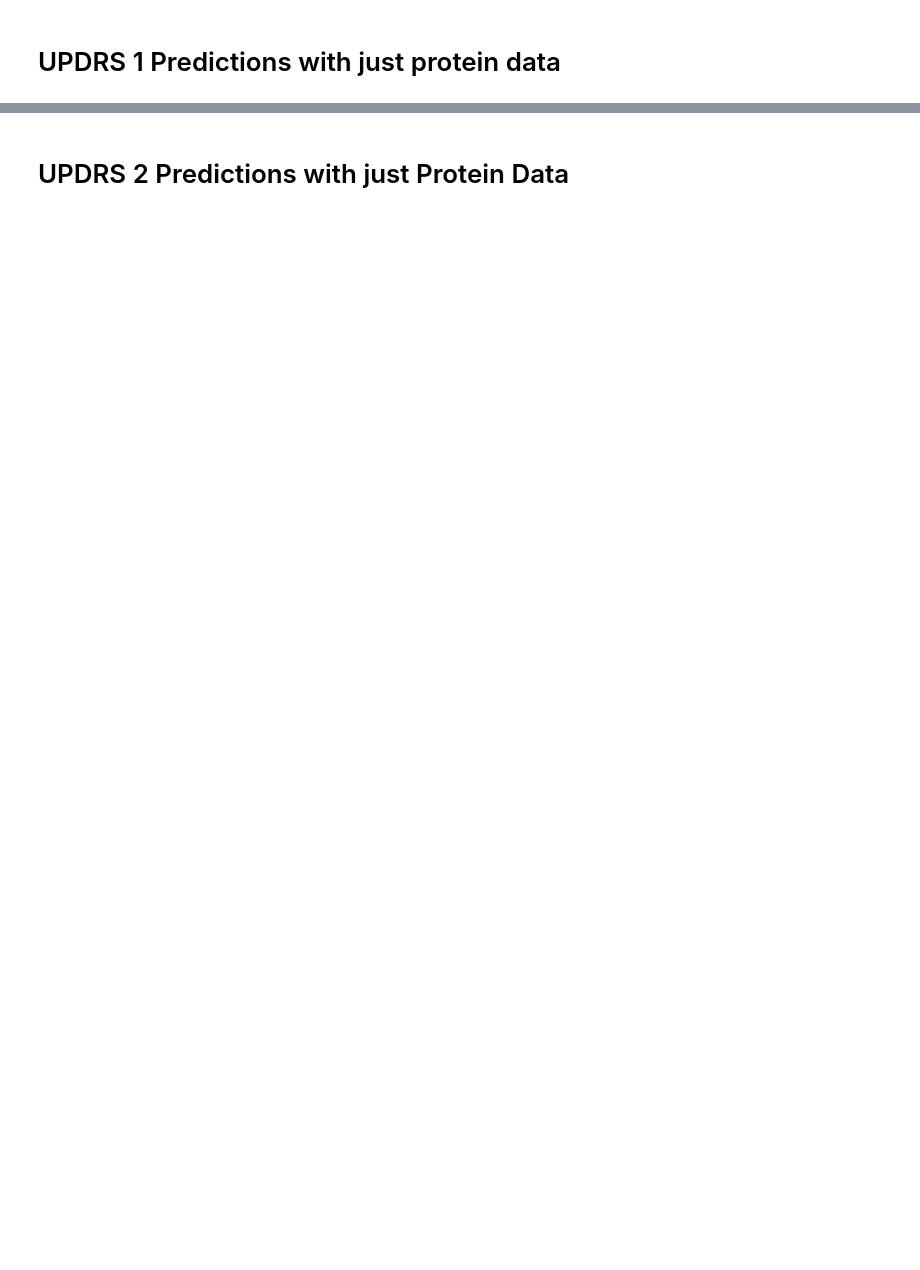
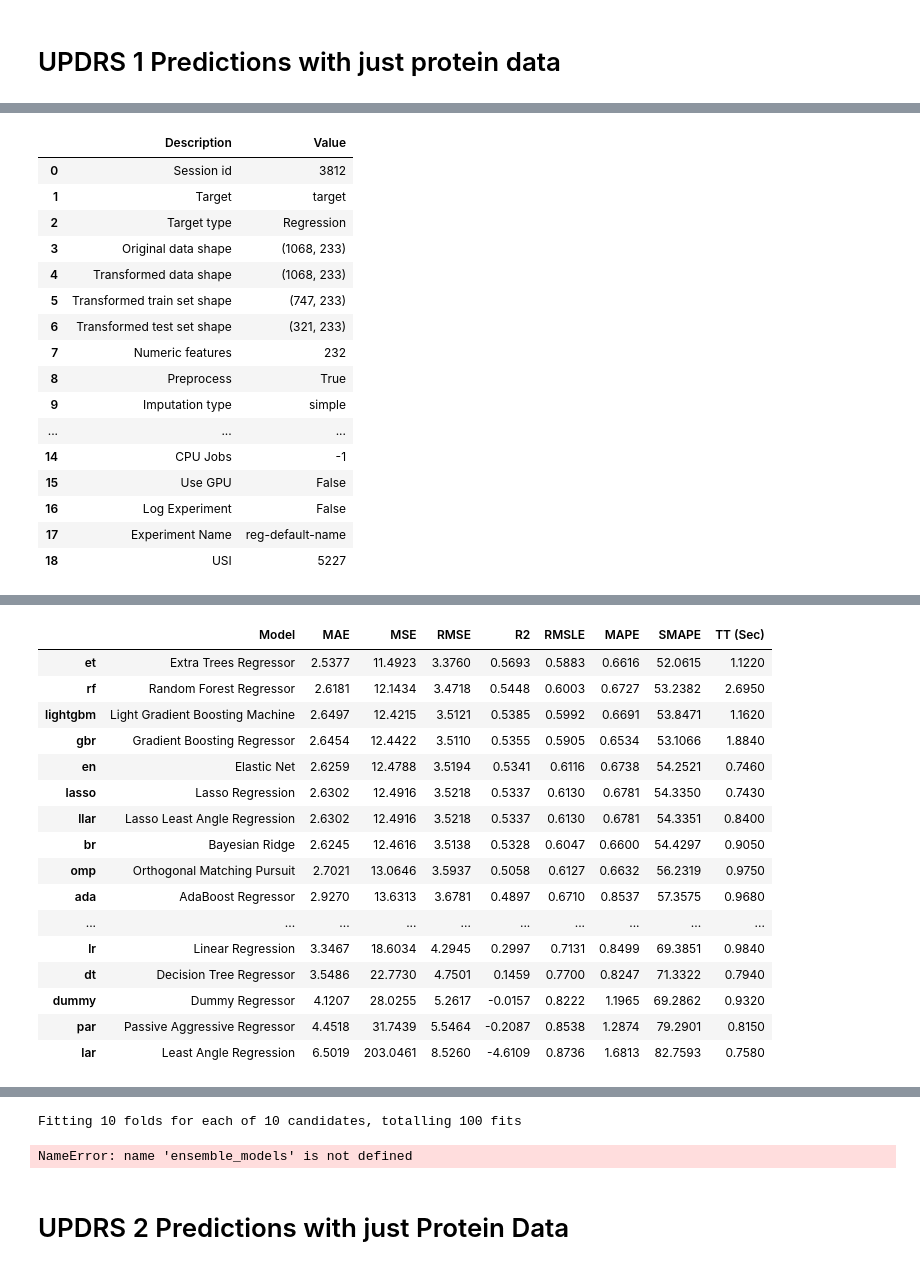
Before and after one commit to prithvidasgupta/si-618-parkinson-prediction, a Jupyter notebook: rough_work/featured_proteins.ipynb, the cells around one changed output, grey strips where cells are left out. Cells and saved outputs as stored; diff of their text form; code cells hidden in the pictures; blank space fills up the shorter version.

Commit message:
ensemble model

```diff
--- a/rough_work/featured_proteins.ipynb
+++ b/rough_work/featured_proteins.ipynb
@@ -16,4 +10,8 @@ from tqdm import tqdm
 from pycaret.regression import *
+# %%
+def smape(a, b):
+    s = pd.Series(2*abs(a-b)/(abs(a)+abs(b))).fillna(0)
+    return 100*s.sum()/len(s)
 # %%
 proteins = pd.read_csv('../data/train_proteins.csv')
 peptides = pd.read_csv('../data/train_peptides.csv')
@@ -84,8 +82,7 @@ clinical_data['offset_updrs4_offset'] = clinical_data.apply(
     offset_updrs4, axis=1)
 
 
-def smape(a, b):
-    return 100*pd.Series(abs((a-b)/((a+b)/2))).fillna(0).sum()/len(a)
+
 
 
 clinical_data.fillna(0, inplace=True)
@@ -320,0 +117,33 @@ best = compare_models(sort='R2')
+# %%
+dataset = pd.merge(clinical_data[['updrs_1', 'offset_updrs1_offset', 'offset_updrs2_offset','offset_updrs3_offset','offset_updrs4_offset','visit_month']],
+                   npx_features, how='inner', left_on=['visit_id'], right_on=['visit_id'])
+dataset.head()
+Y = dataset[dataset.columns[0]].values
+X = dataset[dataset.columns[6:]].values
+X_noscale = dataset[dataset.columns[1:6]].values
+X_scaled = StandardScaler().fit_transform(X)
+final_X = np.hstack((X_noscale, X_scaled))
+
+s = setup(data=final_X, target=Y)
+add_metric('SMAPE', 'SMAPE', smape, greater_is_better = False)
+best_model = compare_models(sort='R2')
+tuned_model = tune_model(best_model, choose_better=True, optimize='SMAPE')
+ensemble_u1 = ensemble_models(tuned_model, choose_better= True, n_estimators=20)
+# %% [output]
+|  | Description | Value |
+| 0 | Session id | 3812 |
+| 1 | Target | target |
+| 2 | Target type | Regression |
+| 3 | Original data shape | (1068, 233) |
+| 4 | Transformed data shape | (1068, 233) |
+| 5 | Transformed train set shape | (747, 233) |
+| 6 | Transformed test set shape | (321, 233) |
+| 7 | Numeric features | 232 |
+| 8 | Preprocess | True |
+| 9 | Imputation type | simple |
+| ... | ... | ... |
+| 14 | CPU Jobs | -1 |
+| 15 | Use GPU | False |
+| 16 | Log Experiment | False |
+| 17 | Experiment Name | reg-default-name |
+| 18 | USI | 5227 |
@@ -320,0 +151,17 @@ best = compare_models(sort='R2')
+|  | Model | MAE | MSE | RMSE | R2 | RMSLE | MAPE | SMAPE | TT (Sec) |
+| et | Extra Trees Regressor | 2.5377 | 11.4923 | 3.3760 | 0.5693 | 0.5883 | 0.6616 | 52.0615 | 1.1220 |
+| rf | Random Forest Regressor | 2.6181 | 12.1434 | 3.4718 | 0.5448 | 0.6003 | 0.6727 | 53.2382 | 2.6950 |
+| lightgbm | Light Gradient Boosting Machine | 2.6497 | 12.4215 | 3.5121 | 0.5385 | 0.5992 | 0.6691 | 53.8471 | 1.1620 |
+| gbr | Gradient Boosting Regressor | 2.6454 | 12.4422 | 3.5110 | 0.5355 | 0.5905 | 0.6534 | 53.1066 | 1.8840 |
+| en | Elastic Net | 2.6259 | 12.4788 | 3.5194 | 0.5341 | 0.6116 | 0.6738 | 54.2521 | 0.7460 |
+| lasso | Lasso Regression | 2.6302 | 12.4916 | 3.5218 | 0.5337 | 0.6130 | 0.6781 | 54.3350 | 0.7430 |
+| llar | Lasso Least Angle Regression | 2.6302 | 12.4916 | 3.5218 | 0.5337 | 0.6130 | 0.6781 | 54.3351 | 0.8400 |
+| br | Bayesian Ridge | 2.6245 | 12.4616 | 3.5138 | 0.5328 | 0.6047 | 0.6600 | 54.4297 | 0.9050 |
+| omp | Orthogonal Matching Pursuit | 2.7021 | 13.0646 | 3.5937 | 0.5058 | 0.6127 | 0.6632 | 56.2319 | 0.9750 |
+| ada | AdaBoost Regressor | 2.9270 | 13.6313 | 3.6781 | 0.4897 | 0.6710 | 0.8537 | 57.3575 | 0.9680 |
+| ... | ... | ... | ... | ... | ... | ... | ... | ... | ... |
+| lr | Linear Regression | 3.3467 | 18.6034 | 4.2945 | 0.2997 | 0.7131 | 0.8499 | 69.3851 | 0.9840 |
+| dt | Decision Tree Regressor | 3.5486 | 22.7730 | 4.7501 | 0.1459 | 0.7700 | 0.8247 | 71.3322 | 0.7940 |
+| dummy | Dummy Regressor | 4.1207 | 28.0255 | 5.2617 | -0.0157 | 0.8222 | 1.1965 | 69.2862 | 0.9320 |
+| par | Passive Aggressive Regressor | 4.4518 | 31.7439 | 5.5464 | -0.2087 | 0.8538 | 1.2874 | 79.2901 | 0.8150 |
+| lar | Least Angle Regression | 6.5019 | 203.0461 | 8.5260 | -4.6109 | 0.8736 | 1.6813 | 82.7593 | 0.7580 |
@@ -321,3 +185,5 @@ best = compare_models(sort='R2')
+Fitting 10 folds for each of 10 candidates, totalling 100 fits
+NameError: name 'ensemble_models' is not defined
 # %% [markdown]
 # UPDRS 2 Predictions with just Protein Data
 # %%
```
Also changed, not shown: parts of 25 cells of this notebook.
